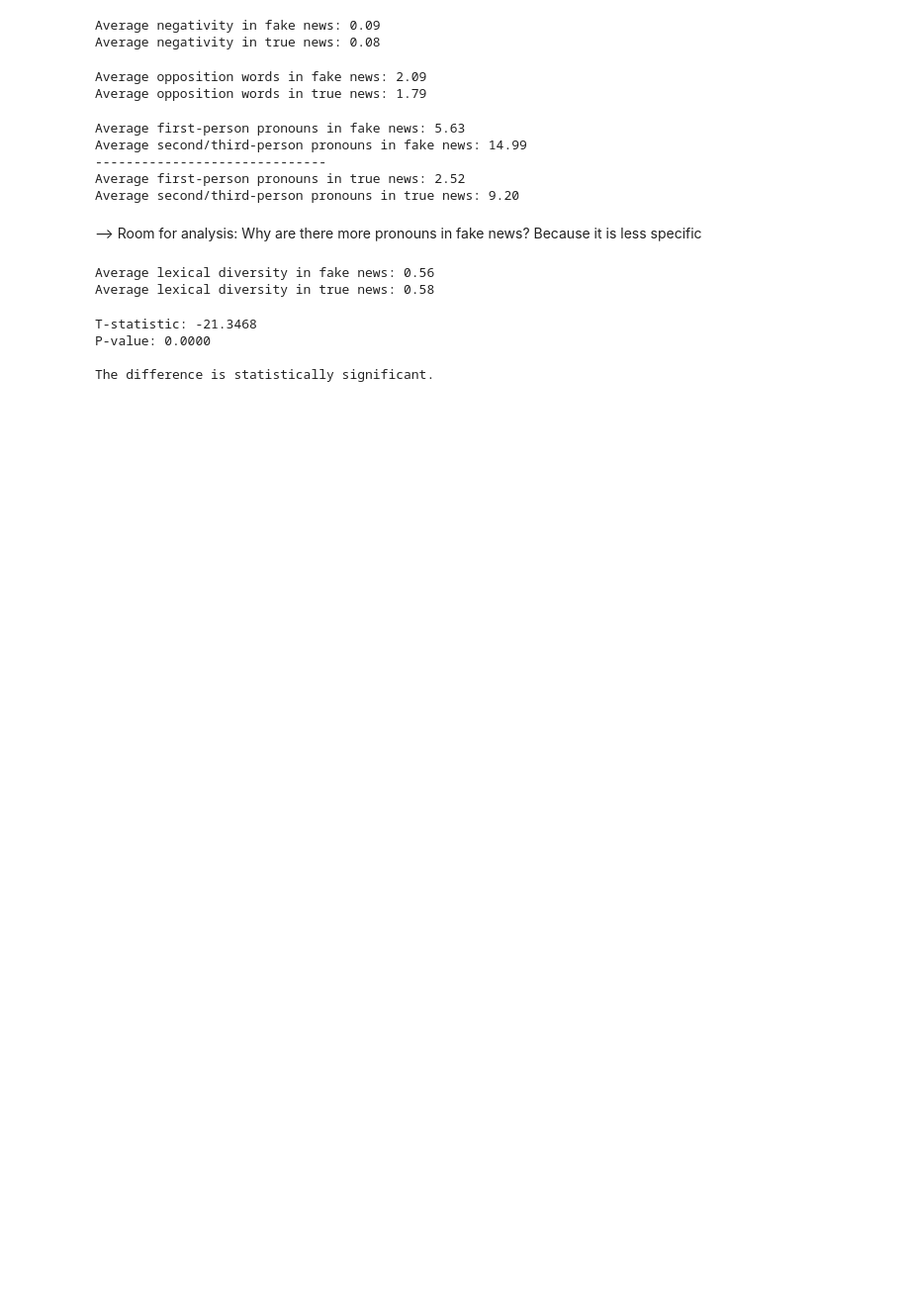
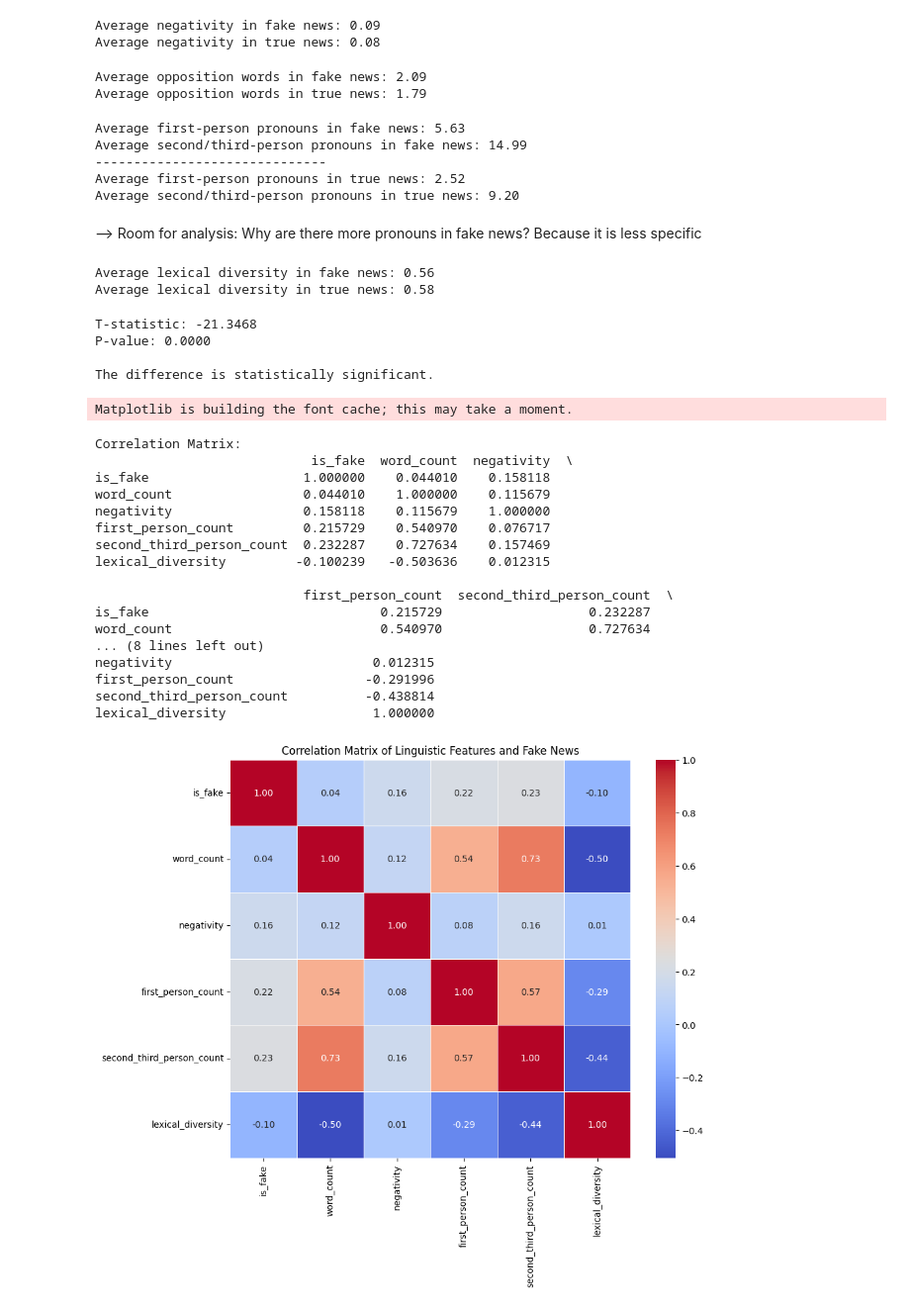
Before and after one commit to rhodemilk/fakeornah, a Jupyter notebook: FakeOrReal.ipynb, the cells around one changed output. Shown at 99% size. Cells and saved outputs as stored; diff of their text form; code cells hidden in the pictures; blank space fills up the shorter version.

```diff
--- a/FakeOrReal.ipynb
+++ b/FakeOrReal.ipynb
@@ -249,3 +250,65 @@ T-statistic: -21.3468
 P-value: 0.0000
 
 The difference is statistically significant.
+# %%
+import pandas as pd
+import seaborn as sns
+import matplotlib.pyplot as plt
+
+# --- 1. Data Preparation ---
+# Assuming df_fake and df_true are already loaded and have your feature columns
+# ('word_count', 'negativity', etc.)
+
+# Create a target variable: 1 for fake, 0 for true
+df_fake['is_fake'] = 1
+df_true['is_fake'] = 0
+
+# Combine into a single DataFrame
+df_combined = pd.concat([df_fake, df_true], ignore_index=True)
+
+
+# --- 2. Correlation Calculation ---
+# Select only the numerical columns for the analysis
+numerical_features = [
+    'is_fake',
+    'word_count',
+    'negativity',
+    'first_person_count',
+    'second_third_person_count',
+    'lexical_diversity'
+]
+df_corr = df_combined[numerical_features]
+
+# Calculate the correlation matrix
+correlation_matrix = df_corr.corr()
+
+
+# --- 3. Visualization ---
+print("Correlation Matrix:")
+print(correlation_matrix)
+
+# Create a heatmap
+plt.figure(figsize=(10, 8))
+sns.heatmap(correlation_matrix, annot=True, cmap='coolwarm', fmt='.2f', linewidths=.5)
+plt.title('Correlation Matrix of Linguistic Features and Fake News')
+plt.show()
+# %% [output]
+Matplotlib is building the font cache; this may take a moment.
+Correlation Matrix:
+                            is_fake  word_count  negativity  \
+is_fake                    1.000000    0.044010    0.158118
+word_count                 0.044010    1.000000    0.115679
+negativity                 0.158118    0.115679    1.000000
+first_person_count         0.215729    0.540970    0.076717
+second_third_person_count  0.232287    0.727634    0.157469
+lexical_diversity         -0.100239   -0.503636    0.012315
+
+                           first_person_count  second_third_person_count  \
+is_fake                              0.215729                   0.232287
+word_count                           0.540970                   0.727634
+... (8 lines left out)
+negativity                          0.012315
+first_person_count                 -0.291996
+second_third_person_count          -0.438814
+lexical_diversity                   1.000000
+[figure, added]
```
Also changed, not shown: parts of 3 cells of this notebook.
